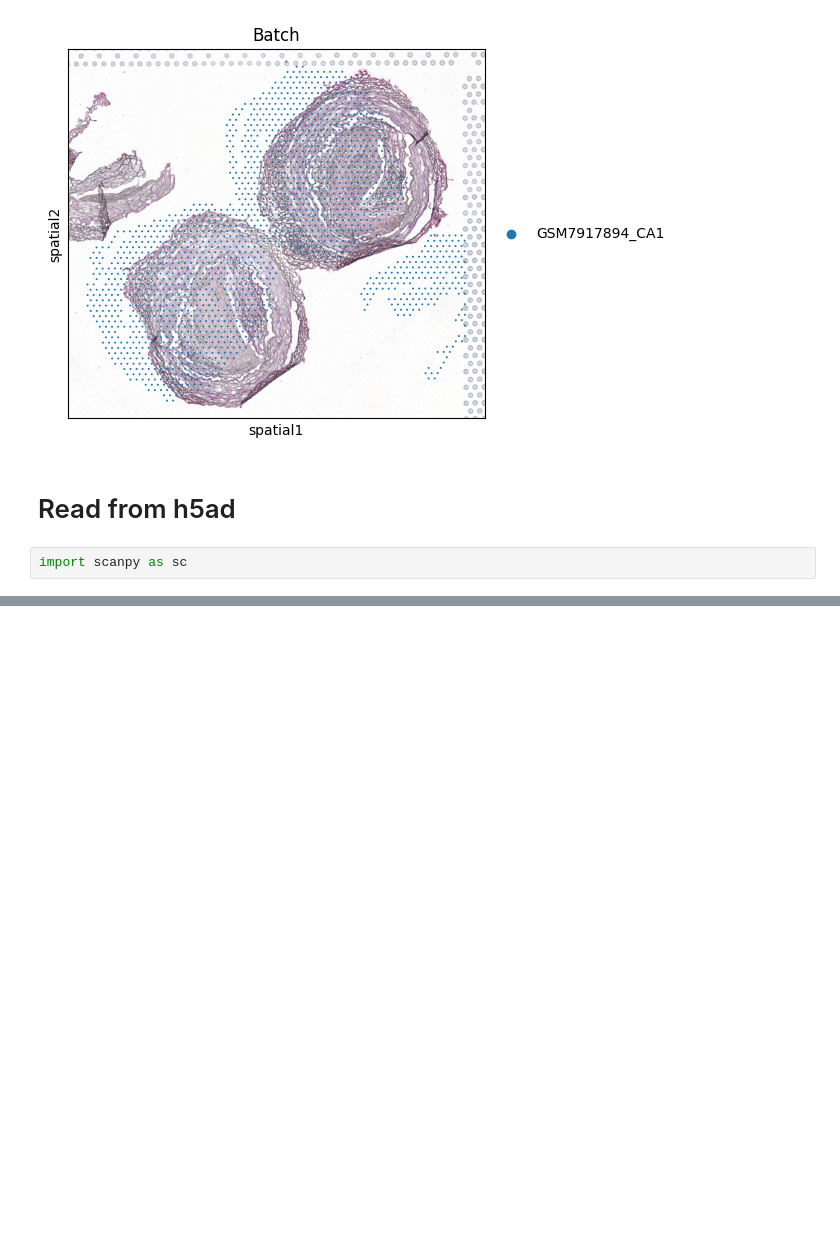
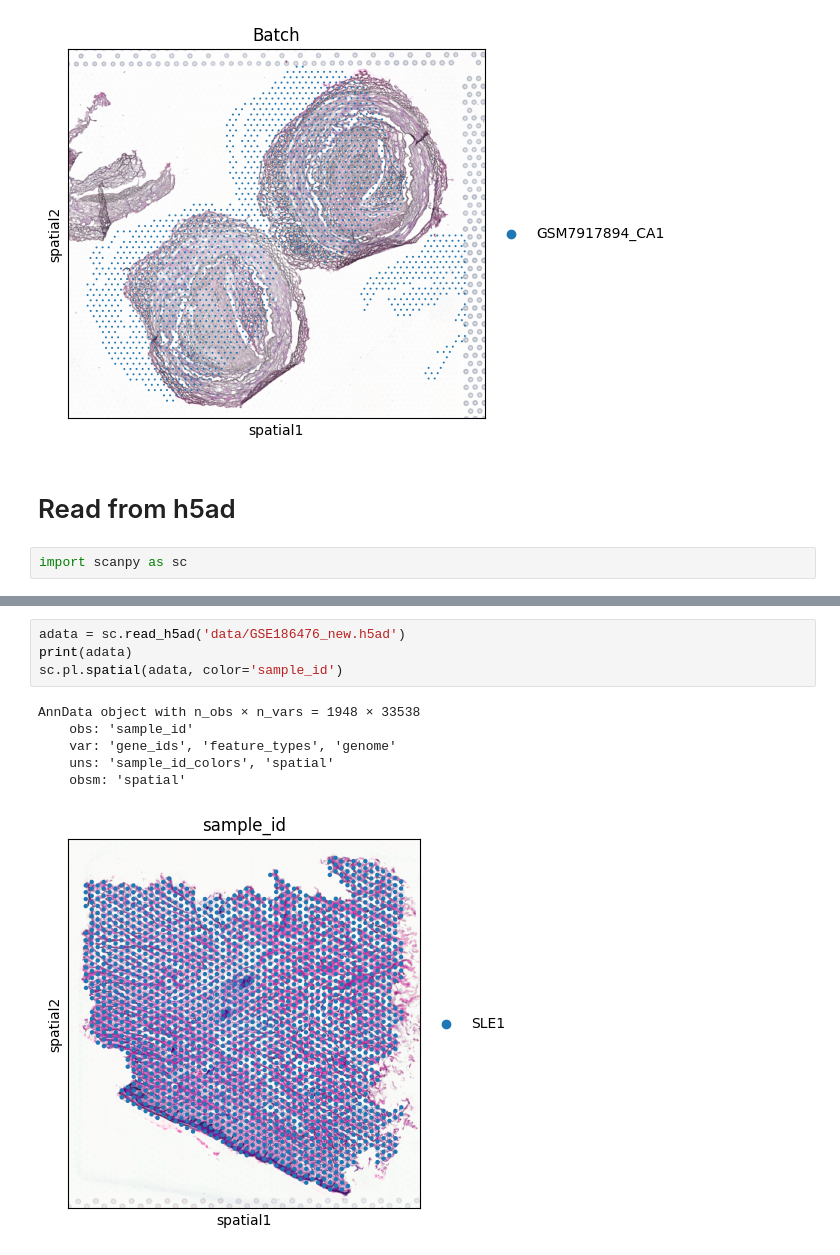
Before and after one commit to 13acts/Spatial-Transcriptomics-Rescalefactors, a Jupyter notebook: explore.ipynb, the cells around one changed output, grey strips where cells are left out. Drawn from its saved outputs; the diff is of its cells as text; blank space fills up the shorter version.

```diff
--- a/explore.ipynb
+++ b/explore.ipynb
@@ -79,0 +78,11 @@ sc.pl.spatial(adata, color='replicate')
+# %%
+adata = sc.read_h5ad('data/GSE186476_new.h5ad')
+print(adata)
+sc.pl.spatial(adata, color='sample_id')
+# %% [output]
+AnnData object with n_obs × n_vars = 1948 × 33538
+    obs: 'sample_id'
+    var: 'gene_ids', 'feature_types', 'genome'
+    uns: 'sample_id_colors', 'spatial'
+    obsm: 'spatial'
+[figure, added]
```
Also changed, not shown: parts of 2 cells of this notebook, 1 other file.
